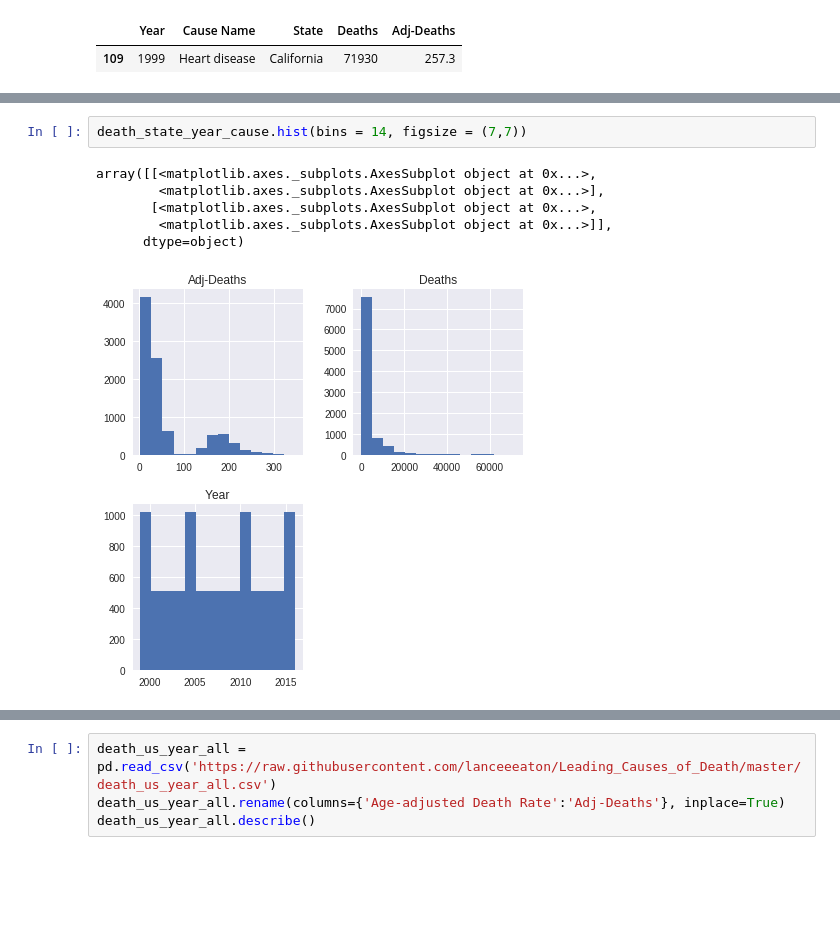
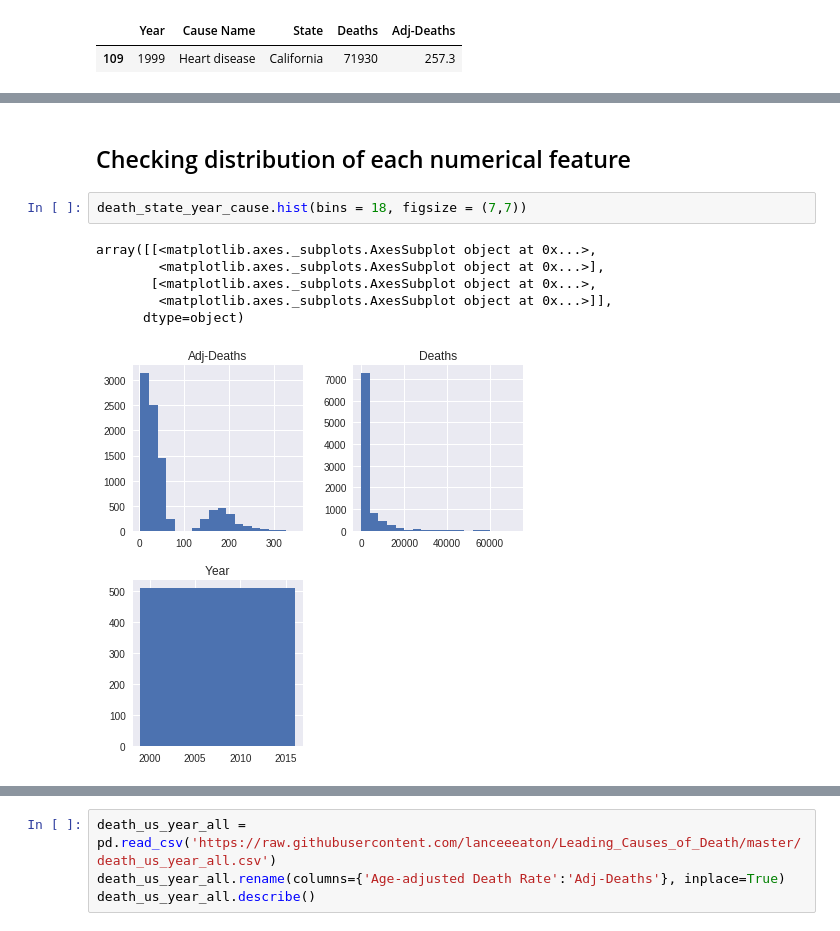
Before and after one commit to lanceeeaton/Leading_Causes_of_Death, a Jupyter notebook: Leading_Causes_of_Death.ipynb, the cells around one changed output, grey strips where cells are left out. Drawn from its saved outputs; the diff is of its cells as text; blank space fills up the shorter version.

```diff
--- a/Leading_Causes_of_Death.ipynb
+++ b/Leading_Causes_of_Death.ipynb
@@ -50,9 +96,11 @@ death_state_year_cause.head()
+# %% [markdown]
+## Checking distribution of each numerical feature
 # %%
-death_state_year_cause.hist(bins = 14, figsize = (7,7))
+death_state_year_cause.hist(bins = 18, figsize = (7,7))
 # %% [output]
 array([[<matplotlib.axes._subplots.AxesSubplot object at 0x...>,
         <matplotlib.axes._subplots.AxesSubplot object at 0x...>],
        [<matplotlib.axes._subplots.AxesSubplot object at 0x...>,
         <matplotlib.axes._subplots.AxesSubplot object at 0x...>]],
       dtype=object)
-[figure, old version]
+[figure, new version]
```
Also changed, not shown: parts of 22 cells of this notebook.
